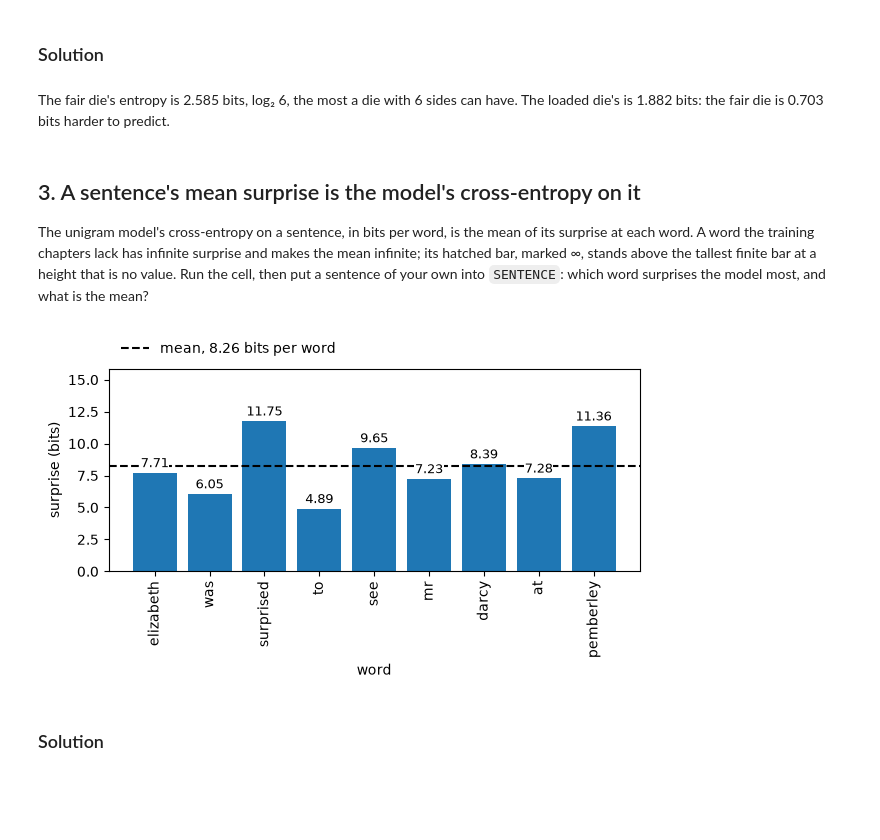
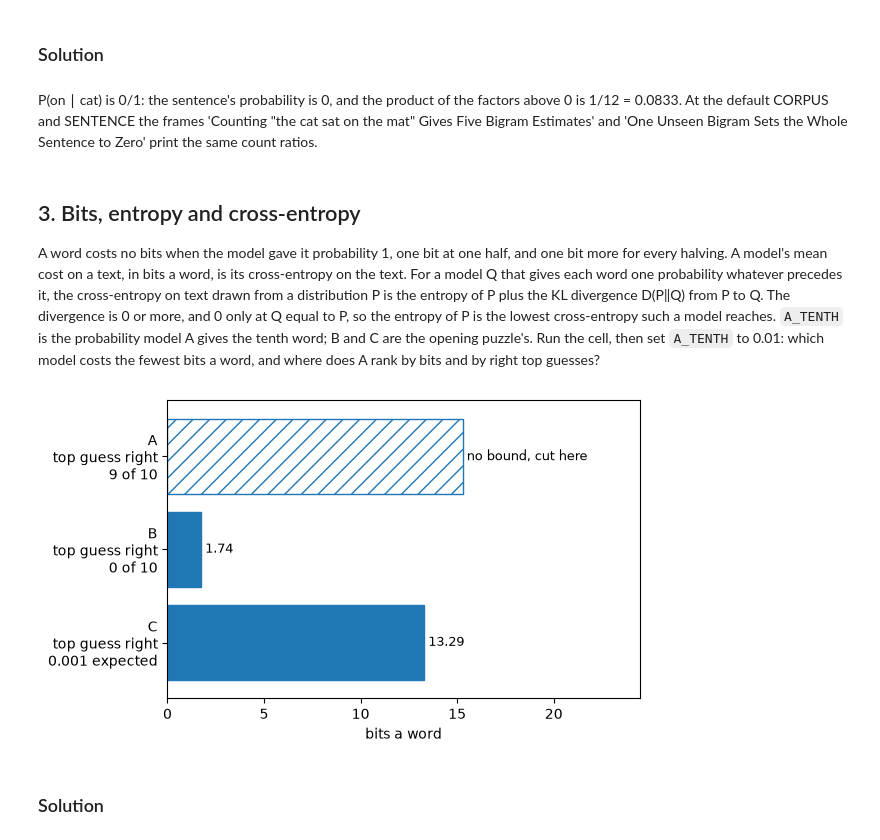
Before and after one commit to josterri/predicting-the-next-words-notebooks, a Jupyter notebook: ch02_workbook.ipynb, the cells around one changed output. Saved outputs shown, nothing was run; the diff lists cells and outputs as text; code cells hidden in the pictures; blank space fills up the shorter version.

```diff
--- a/ch02_workbook.ipynb
+++ b/ch02_workbook.ipynb
@@ -197,27 +217,34 @@ show_dice(SIDES)
 # %% [markdown]
 ### Solution
 # %%
-hf, hl = (cross_entropy(d, d) for d in dice(SIDES))
-display(Markdown(
-    f"A die with one side always lands on it: both dice have entropy {hf:.0f} bits." if SIDES == 1 else
-    f"The fair die's entropy is {hf:.3f} bits, log₂ {SIDES}, the most a die with {SIDES} sides can "
-    f"have. The loaded die's is {hl:.3f} bits: the fair die is {hf - hl:.3f} bits harder to predict."))
+rows = factors_of(CORPUS, SENTENCE)[0]
+zeros, kept = [r for r in rows if r[1] == 0], [r for r in rows if r[1]]
+num, den = math.prod(r[1] for r in kept), math.prod(r[2] for r in kept)
+rest = f"{num // math.gcd(num, den):,}/{den // math.gcd(num, den):,} = {num / den:.3g}"
+said = "; ".join(f"{r[0]} is {r[1]}/{r[2]}" for r in zeros) + ": the sentence's probability is 0" if zeros else "No factor is 0"
+said += f", and the product of the factors above 0 is {rest}" if kept else ""
+display(Markdown(said + ". At the default CORPUS and SENTENCE the frames 'Counting \"the cat sat on the mat\" Gives Five Bigram "
+                 "Estimates' and 'One Unseen Bigram Sets the Whole Sentence to Zero' print the same count ratios."))
 # %% [output]
-The fair die's entropy is 2.585 bits, log₂ 6, the most a die with 6 sides can have. The loaded die's is 1.882 bits: the fair die is 0.703 bits harder to predict.
+P(on ∣ cat) is 0/1: the sentence's probability is 0, and the product of the factors above 0 is 1/12 = 0.0833. At the default CORPUS and SENTENCE the frames 'Counting "the cat sat on the mat" Gives Five Bigram Estimates' and 'One Unseen Bigram Sets the Whole Sentence to Zero' print the same count ratios.
 # %% [markdown]
-## 3. A sentence's mean surprise is the model's cross-entropy on it
+## 3. Bits, entropy and cross-entropy
 
-The unigram model's cross-entropy on a sentence, in bits per word, is the mean
-of its surprise at each word. A word the training chapters lack has infinite
-surprise and makes the mean infinite; its hatched bar, marked ∞, stands above
-the tallest finite bar at a height that is no value. Run the cell, then put a
-sentence of your own into `SENTENCE`: which word surprises the model most, and
-what is the mean?
+A word costs no bits when the model gave it probability 1, one bit at one half,
+and one bit more for every halving. A model's mean cost on a text, in bits a
+word, is its cross-entropy on the text. For a model Q that gives each word one
+probability whatever precedes it, the cross-entropy on text drawn from a
+distribution P is the entropy of P plus the KL divergence D(P‖Q) from P to Q.
+The divergence is 0 or more, and 0 only at Q equal to P, so the entropy of P is
+the lowest cross-entropy such a model reaches. `A_TENTH` is the probability
+model A gives the tenth word; B and C are the opening puzzle's. Run the cell,
+then set `A_TENTH` to 0.01: which model costs the fewest bits a word, and where
+does A rank by bits and by right top guesses?
 # %%
-SENTENCE = "elizabeth was surprised to see mr darcy at pemberley"
-show_sentence(SENTENCE)
+A_TENTH = 0
+show_puzzle(A_TENTH)
 # %% [output]
-[figure, old version]
+[figure, new version]
 # %% [markdown]
 ### Solution
 # %%
```
Also changed, not shown: parts of 13 cells of this notebook, 2 other files.
